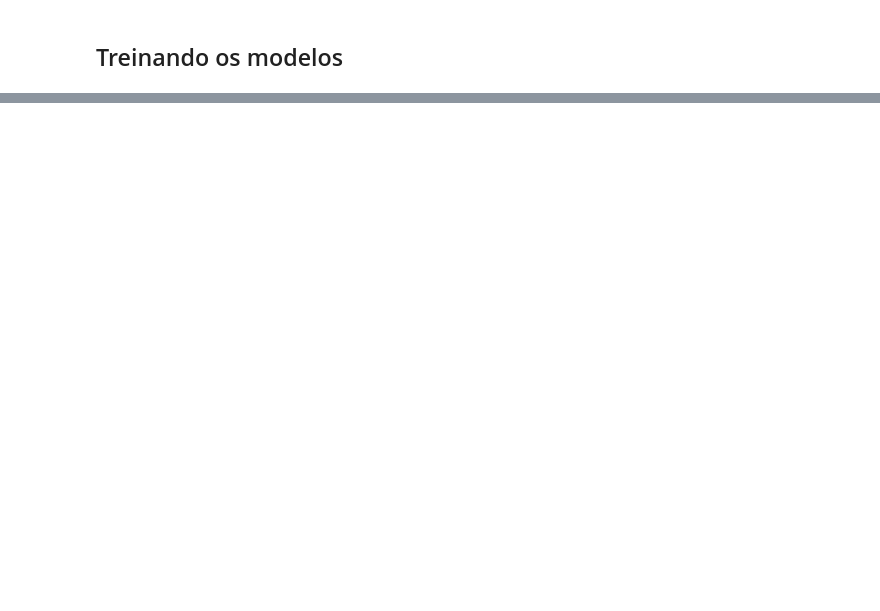
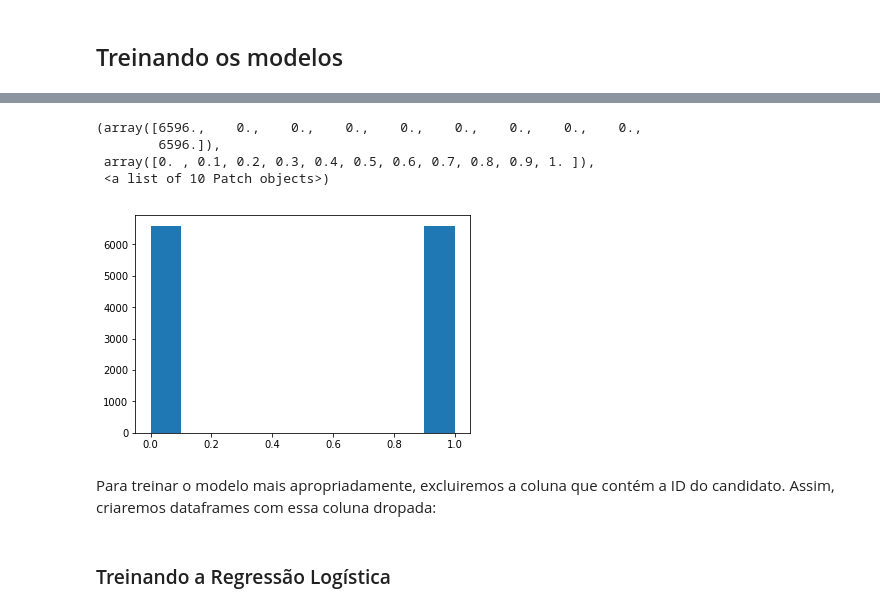
Before and after one commit to juliobguedes/predictive-data-science, a Jupyter notebook: lab4/notebooks/Lab4.ipynb, the cells around one changed output, grey strips where cells are left out. Cells and saved outputs as stored; diff of their text form; code cells hidden in the pictures; blank space fills up the shorter version.

```diff
--- a/lab4/notebooks/Lab4.ipynb
+++ b/lab4/notebooks/Lab4.ipynb
@@ -159,0 +305,10 @@ print(acc, prec, recall)
+# %%
+ros = ROS(random_state=71)
+x_res, y_res = ros.fit_resample(x, y)
+plt.hist(y_res)
+# %% [output]
+(array([6596.,    0.,    0.,    0.,    0.,    0.,    0.,    0.,    0.,
+        6596.]),
+ array([0. , 0.1, 0.2, 0.3, 0.4, 0.5, 0.6, 0.7, 0.8, 0.9, 1. ]),
+ <a list of 10 Patch objects>)
+[figure, added]
@@ -159,0 +323,2 @@ print(acc, prec, recall)
+# %% [markdown]
+Para treinar o modelo mais apropriadamente, excluiremos a coluna que contém a ID do candidato. Assim, criaremos dataframes com essa coluna dropada:
@@ -159,0 +329,2 @@ print(acc, prec, recall)
+# %% [markdown]
+### Treinando a Regressão Logística
```
Also changed, not shown: parts of 132 cells of this notebook, 9 other files.
